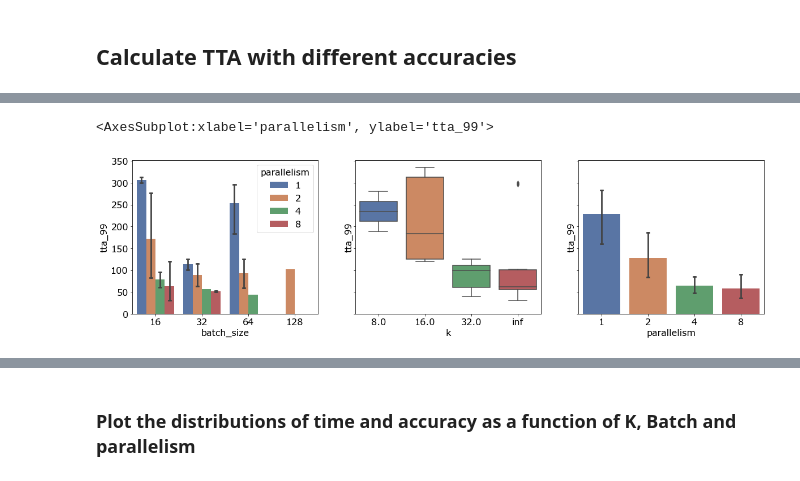
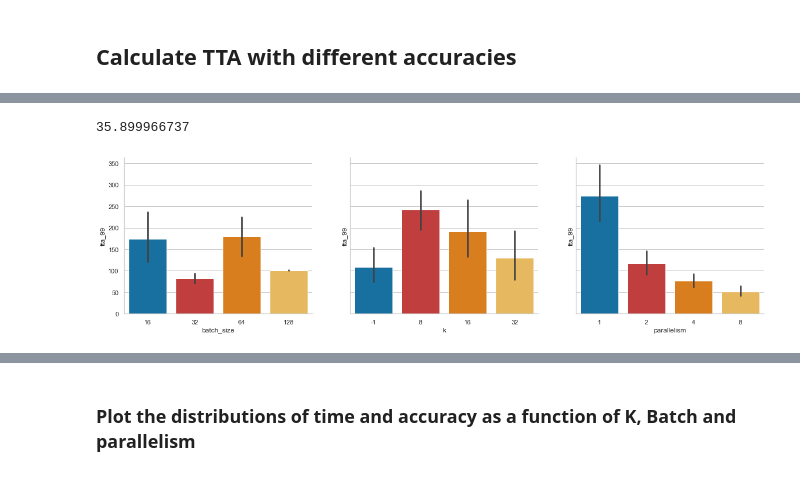
Before and after one commit to DiegoStock12/kubeml, a Jupyter notebook: ml/experiments/insights.ipynb, the cells around one changed output, grey strips where cells are left out. Drawn from its saved outputs; the diff is of its cells as text; code cells hidden in the pictures.

```diff
--- a/ml/experiments/insights.ipynb
+++ b/ml/experiments/insights.ipynb
@@ -13,0 +33,11 @@ df = join_df('./results/lenet/results/1/')
+# %%
+green_red_palette = ['#264653', '#2A9D8F', '#E9C46A', '#F4A261', '#E76F51']
+blue_yellow_palette=  ['#0077b6', '#d62828', '#f77f00', '#fcbf49', '#eae2b7']
+cool_p = ['#f87575', '#ffa9a3', '#b9e6ff', '#5c95ff', '#7e6c6c']
+wall_p = ['#e63946', '#f1faee', '#a8dadc', '#457b9d', '#1d3557']
+
+sns.palplot(sns.color_palette(blue_yellow_palette))
+
+
+sns.set_theme(style='whitegrid', palette=blue_yellow_palette, )
+# sns.set_palette(blue_yellow_palette)
@@ -51,7 +83,7 @@ df.epoch_duration.map(lambda durs: accum_time(durs))
 # %% [markdown]
 ### Plot the Correlations between the K, Batch and Parallelism with time and accuracy
 # %%
-sns.set_palette('Set1')
+
 
 corr = df[['k', 'batch_size', 'parallelism', 'acc', 'time']].corr()
 sns.heatmap(corr,
@@ -154,11 +182,14 @@ df.sort_values('tta_cross_99')[['k', 'batch_size', 'parallelism', 'tta_cross_99'
+# %%
+best.tta_cross_99
+# %% [output]
+35.899966737
 # %%
 f, ax = plt.subplots(1, 3, sharey=True, figsize=(20, 5))
-sns.barplot(x='batch_size', y='tta_99', hue='parallelism', data=df, ax=ax[0], capsize=.05)
-sns.boxplot(x='k', y='tta_99', data=df, ax=ax[1])
-sns.barplot(x='parallelism', y='tta_99', data=df ,ax=ax[2] ,capsize=.05)
-
+sns.barplot(x='batch_size', y='tta_99', data=df, ax=ax[0])
+sns.barplot(x='k', y='tta_99', data=df, ax=ax[1])
+sns.barplot(x='parallelism', y='tta_99', data=df ,ax=ax[2])
+sns.despine()
 
 # sns.barplot(x='k', y='tta_99', data=df)
 # %% [output]
-<AxesSubplot:xlabel='parallelism', ylabel='tta_99'>
-[figure, old version]
+[figure, new version]
```
Also changed, not shown: parts of 16 cells of this notebook, 7 other files.
